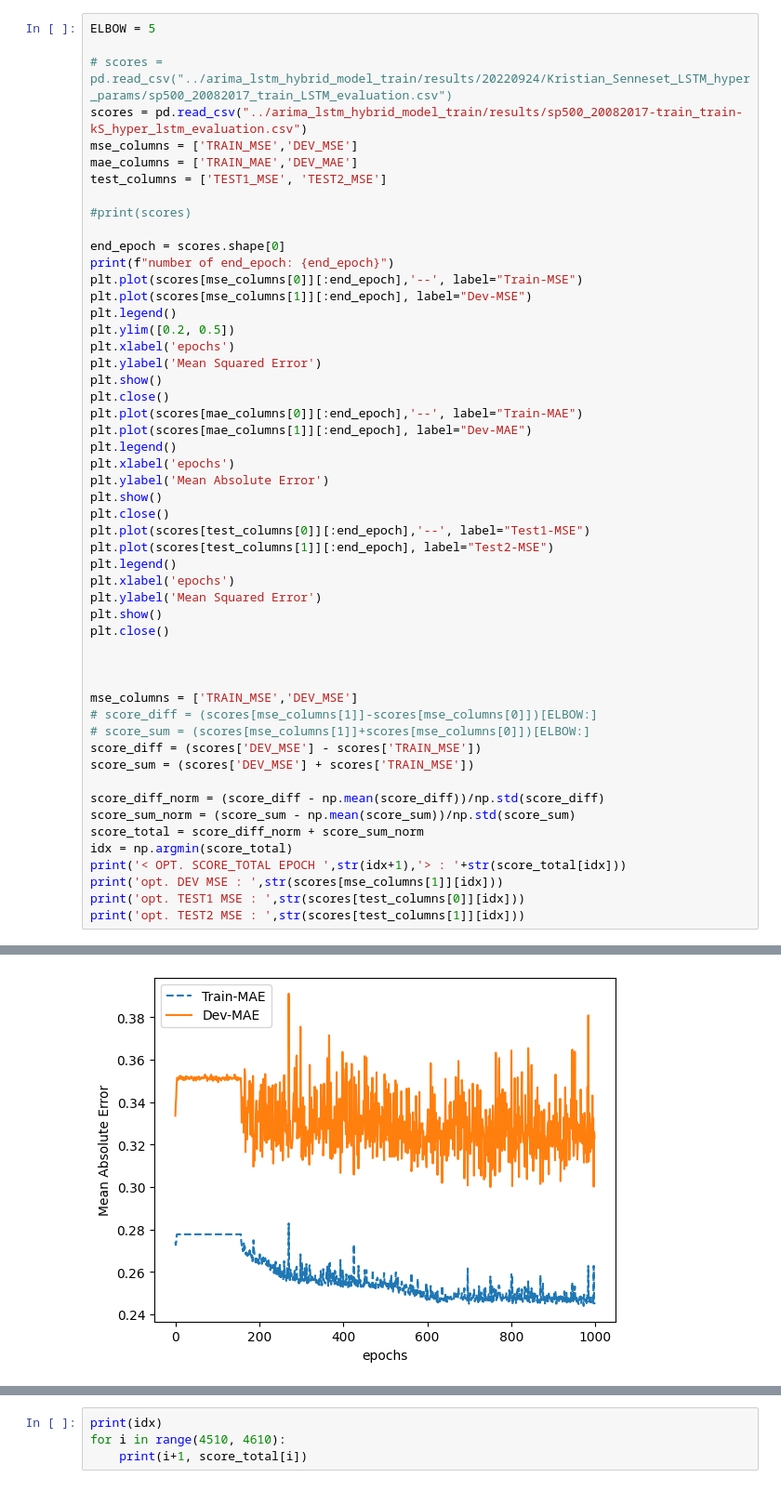
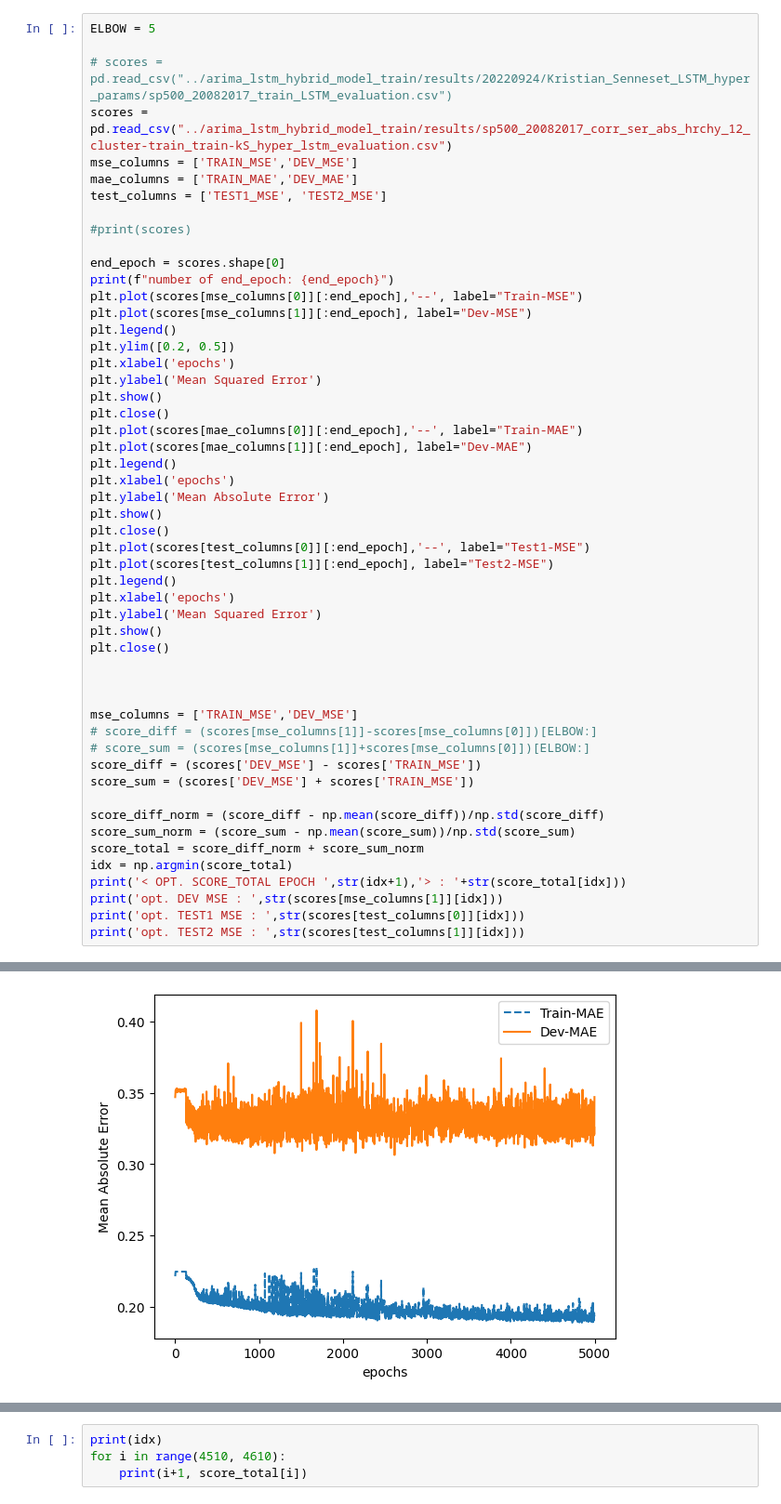
Before and after one commit to theabc50111/ARIMA-LSTM-hybrid-corrcoef-predict, a Jupyter notebook: ywt_library/lstm_weight_evaluation.ipynb, the cells around one changed output, grey strips where cells are left out. Shown at 93% size. Drawn from its saved outputs; the diff is of its cells as text.

Commit message:
add trained models of sp500_20082017_corr_ser_abs_hrchy_12_cluster

```diff
--- a/ywt_library/lstm_weight_evaluation.ipynb
+++ b/ywt_library/lstm_weight_evaluation.ipynb
@@ -8,7 +8,7 @@ time: 410 ms (started: 2022-11-23 06:12:40 +00:00)
 ELBOW = 5
 
 # scores = pd.read_csv("../arima_lstm_hybrid_model_train/results/20220924/Kristian_Senneset_LSTM_hyper_params/sp500_20082017_train_LSTM_evaluation.csv")
-scores = pd.read_csv("../arima_lstm_hybrid_model_train/results/sp500_20082017-train_train-kS_hyper_lstm_evaluation.csv")
+scores = pd.read_csv("../arima_lstm_hybrid_model_train/results/sp500_20082017_corr_ser_abs_hrchy_12_cluster-train_train-kS_hyper_lstm_evaluation.csv")
 mse_columns = ['TRAIN_MSE','DEV_MSE']
 mae_columns = ['TRAIN_MAE','DEV_MAE']
 test_columns = ['TEST1_MSE', 'TEST2_MSE']
@@ -62 +62 @@ number of end_epoch: 999
-[figure, old version]
+[figure, new version]
```
Also changed, not shown: parts of 2 cells of this notebook, 3 other files.
